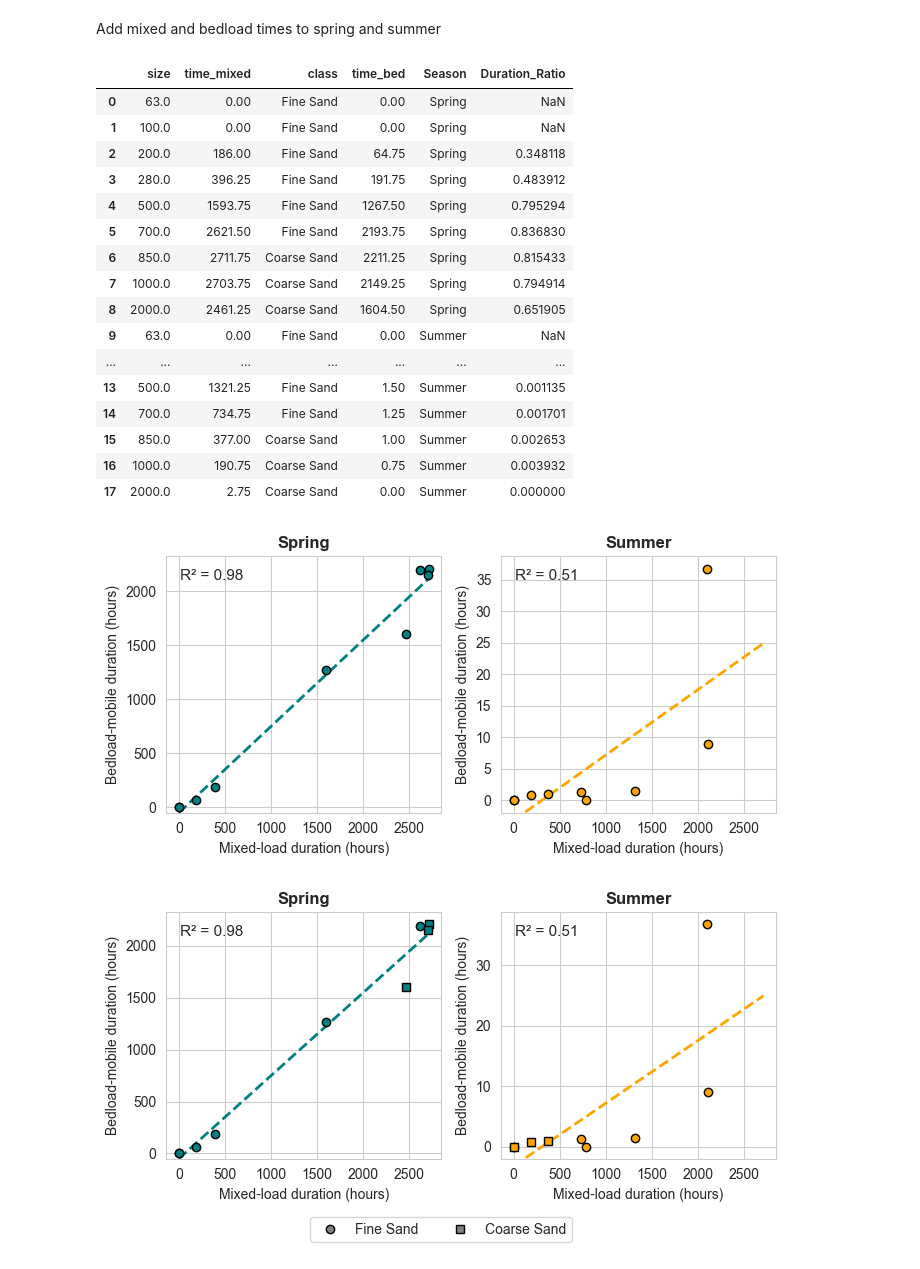
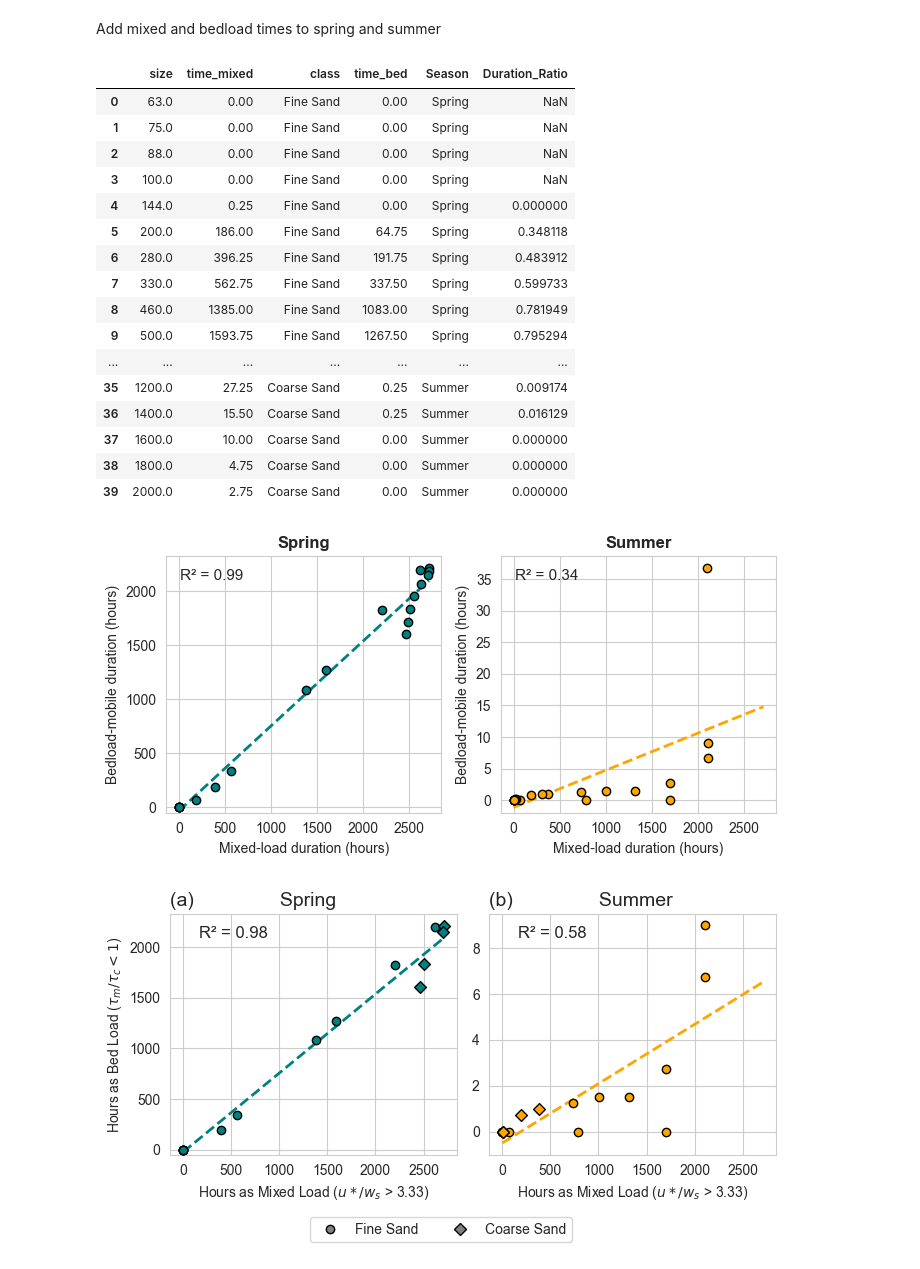
Before and after one commit to nicole-hucke/sediment_trap_paper, a Jupyter notebook: data_analysis/modes_of_transport/modes_of_transport_analysis.ipynb, the cells around one changed output. Saved outputs shown, nothing was run; the diff lists cells and outputs as text; code cells hidden in the pictures.

```diff
--- a/data_analysis/modes_of_transport/modes_of_transport_analysis.ipynb
+++ b/data_analysis/modes_of_transport/modes_of_transport_analysis.ipynb
@@ -1010,7 +1010,7 @@ Subplot + Bedload
 # %%
 # importing bedload data
-bedload_spring_times = pd.read_csv('../../data/bedload_tauc/bedload_times/bedload_spring_times.csv')
-bedload_summer_times = pd.read_csv('../../data/bedload_tauc/bedload_times/bedload_summer_times.csv')
+bedload_spring_times = pd.read_csv('../../data/bedload_tauc/bedload_times/bedload_spring_times_full.csv')
+bedload_summer_times = pd.read_csv('../../data/bedload_tauc/bedload_times/bedload_summer_times_full.csv')
 bedload_spring_times['class'] = bedload_spring_times['size'].apply(classify_grain)
 bedload_summer_times['class'] = bedload_summer_times['size'].apply(classify_grain)
 # %%
@@ -2369,21 +2382,21 @@ df_all
 # %% [output]
 |  | size | time_mixed | class | time_bed | Season | Duration_Ratio |
 | 0 | 63.0 | 0.00 | Fine Sand | 0.00 | Spring | NaN |
-| 1 | 100.0 | 0.00 | Fine Sand | 0.00 | Spring | NaN |
-| 2 | 200.0 | 186.00 | Fine Sand | 64.75 | Spring | 0.348118 |
-| 3 | 280.0 | 396.25 | Fine Sand | 191.75 | Spring | 0.483912 |
-| 4 | 500.0 | 1593.75 | Fine Sand | 1267.50 | Spring | 0.795294 |
-| 5 | 700.0 | 2621.50 | Fine Sand | 2193.75 | Spring | 0.836830 |
-| 6 | 850.0 | 2711.75 | Coarse Sand | 2211.25 | Spring | 0.815433 |
-| 7 | 1000.0 | 2703.75 | Coarse Sand | 2149.25 | Spring | 0.794914 |
-| 8 | 2000.0 | 2461.25 | Coarse Sand | 1604.50 | Spring | 0.651905 |
-| 9 | 63.0 | 0.00 | Fine Sand | 0.00 | Summer | NaN |
+| 1 | 75.0 | 0.00 | Fine Sand | 0.00 | Spring | NaN |
+| 2 | 88.0 | 0.00 | Fine Sand | 0.00 | Spring | NaN |
+| 3 | 100.0 | 0.00 | Fine Sand | 0.00 | Spring | NaN |
+| 4 | 144.0 | 0.25 | Fine Sand | 0.00 | Spring | 0.000000 |
+| 5 | 200.0 | 186.00 | Fine Sand | 64.75 | Spring | 0.348118 |
+| 6 | 280.0 | 396.25 | Fine Sand | 191.75 | Spring | 0.483912 |
+| 7 | 330.0 | 562.75 | Fine Sand | 337.50 | Spring | 0.599733 |
+| 8 | 460.0 | 1385.00 | Fine Sand | 1083.00 | Spring | 0.781949 |
+| 9 | 500.0 | 1593.75 | Fine Sand | 1267.50 | Spring | 0.795294 |
 | ... | ... | ... | ... | ... | ... | ... |
-| 13 | 500.0 | 1321.25 | Fine Sand | 1.50 | Summer | 0.001135 |
-| 14 | 700.0 | 734.75 | Fine Sand | 1.25 | Summer | 0.001701 |
-| 15 | 850.0 | 377.00 | Coarse Sand | 1.00 | Summer | 0.002653 |
-| 16 | 1000.0 | 190.75 | Coarse Sand | 0.75 | Summer | 0.003932 |
-| 17 | 2000.0 | 2.75 | Coarse Sand | 0.00 | Summer | 0.000000 |
+| 35 | 1200.0 | 27.25 | Coarse Sand | 0.25 | Summer | 0.009174 |
+| 36 | 1400.0 | 15.50 | Coarse Sand | 0.25 | Summer | 0.016129 |
+| 37 | 1600.0 | 10.00 | Coarse Sand | 0.00 | Summer | 0.000000 |
+| 38 | 1800.0 | 4.75 | Coarse Sand | 0.00 | Summer | 0.000000 |
+| 39 | 2000.0 | 2.75 | Coarse Sand | 0.00 | Summer | 0.000000 |
 # %%
 reg_stats = {}
 
@@ -2467,12 +2480,19 @@ for idx, season in enumerate(['Spring', 'Summer']):
 plt.tight_layout()
 plt.show()
 # %% [output]
-[figure, old version]
+[figure, new version]
 # %%
 reg_stats = {}
 
 for season in ['Spring', 'Summer']:
     df_season = df_all[df_all['Season'] == season]
+    # excluding some sizes
+    df_season = df_season[df_season['size'] != 200]
+    df_season = df_season[df_season['size'] != 850]
+    df_season = df_season[df_season['size'] != 900]
+    df_season = df_season[df_season['size'] != 1200]
+    df_season = df_season[df_season['size'] != 1400]
+    df_season = df_season[df_season['size'] != 1800]
 
     x = df_season['time_mixed'].values
     y = df_season['time_bed'].values
@@ -2490,7 +2510,7 @@ for season in ['Spring', 'Summer']:
 fig, axes = plt.subplots(1, 2, figsize=(7, 4))
 sns.set_style('whitegrid')
 colors = {'Spring': 'teal', 'Summer': 'orange'}
-markers = {'Fine Sand': 'o', 'Coarse Sand': 's'}
+markers = {'Fine Sand': 'o', 'Coarse Sand': 'D'}
 
 max_val = max(df_all['time_mixed'].max(), df_all['time_bed'].max())
 x_line = np.linspace(0, max_val, 100)
@@ -2499,6 +2519,12 @@ x_line = np.linspace(0, max_val, 100)
 for idx, season in enumerate(['Spring', 'Summer']):
     ax = axes[idx]
     df_season = df_all[df_all['Season'] == season]
+    # exclude 200 micron size
+    df_season = df_season[df_season['size'] != 200]
+    df_season = df_season[df_season['size'] != 900]
+    df_season = df_season[df_season['size'] != 1200]
+    df_season = df_season[df_season['size'] != 1400]
+    df_season = df_season[df_season['size'] != 1800]
 
     # regression
     slope = reg_stats[season]['slope']
@@ -2526,39 +2552,39 @@ for idx, season in enumerate(['Spring', 'Summer']):
             edgecolor='black',
             label=None,
             zorder=4
         )
 
     # Add R² text
     s = reg_stats[season]
     ax.text(
-        0.05,
+        0.1,
         0.95,
         f'R² = {s["R2"]:.2f}',
         transform=ax.transAxes,
         va='top',
-        fontsize=11
+        fontsize=12
     )
 
-    ax.set_xlabel('Mixed-load duration (hours)')
-    ax.set_ylabel('Bedload-mobile duration (hours)')
-    ax.set_title(season, fontweight='bold')
+    ax.set_xlabel(r'Hours as Mixed Load ($u*/w_{s}$ > 3.33)')
 
     if season == 'Spring':
         ax.set_ylim(bottom=-50)
+        ax.set_ylabel(r'Hours as Bed Load ($\tau_m/\tau_c < 1$)')
+        ax.set_title('(a)                Spring', fontsize=14, loc='left')
     else:
-        ax.set_ylim(bottom=-2)
-
-
+        ax.set_ylim(bottom=-1)
+        ax.set_title('(b)                Summer', fontsize=14, loc='left')
 
 # Create legend with markers only
 legend_elements = [
     Line2D([0], [0], marker=marker, color='w', markerfacecolor='gray',
             markeredgecolor='black', markersize=6, label=grain_class)
             for grain_class, marker in markers.items()
 ]
 
 fig.legend(handles=legend_elements, loc='lower center', bbox_to_anchor=(0.5, 0.07), ncol=2)
 plt.tight_layout(rect=[0, 0.15, 1, 1])
+plt.savefig('mixed_to_bedload_scatter_plot')
 plt.show()
 # %% [output]
-[figure, old version]
+[figure, new version]
```
Also changed, not shown: parts of 12 cells of this notebook.
